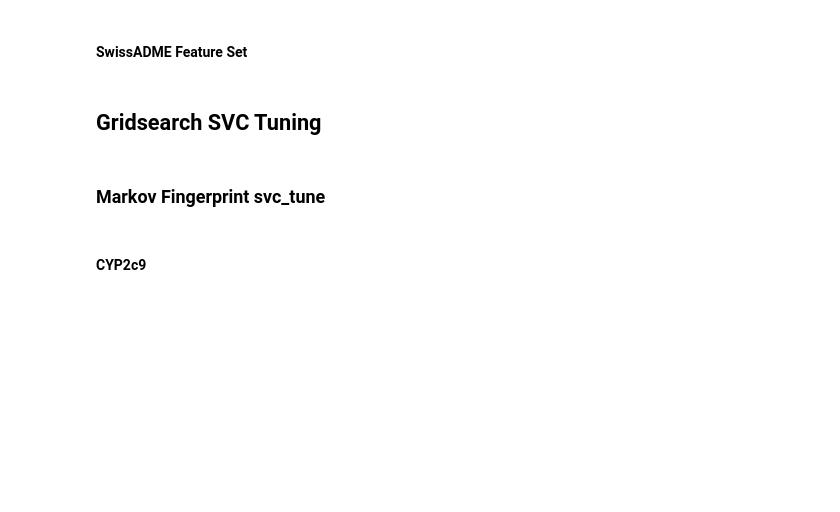
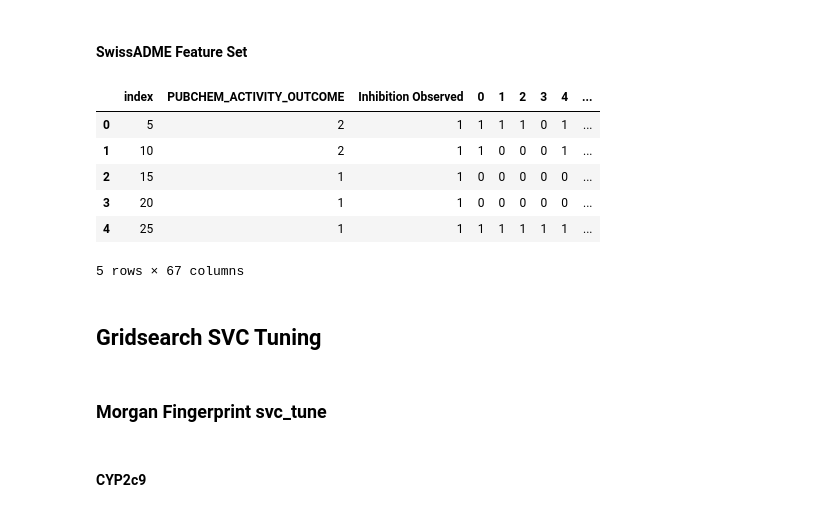
Before and after one commit to soulclimberchick/adme-pred-py, a Jupyter notebook: models/svc_tune.ipynb, the cells around one changed output. Saved outputs shown, nothing was run; the diff lists cells and outputs as text; code cells hidden in the pictures; blank space fills up the shorter version.

```diff
--- a/models/svc_tune.ipynb
+++ b/models/svc_tune.ipynb
@@ -20,11 +22,11 @@ warnings.filterwarnings('ignore')
 # %% [markdown]
 #### Morgan Fingerprint
 # %%
-cyp2c19_df = pd.read_pickle("././data/cyp_datasets/cyp2c19.pkl")
-cyp2c9_df = pd.read_pickle("././data/cyp_datasets/cyp2c9.pkl")
-cyp1a2_df = pd.read_pickle("././data/cyp_datasets/cyp1a2.pkl")
-cyp2d6_df = pd.read_pickle("././data/cyp_datasets/cyp2d6.pkl")
-cyp3a4_df = pd.read_pickle("././data/cyp_datasets/cyp3a4.pkl")
+cyp2c19_df = pd.read_pickle(".././data/cyp_datasets/cyp2c19.pkl")
+cyp2c9_df = pd.read_pickle(".././data/cyp_datasets/cyp2c9.pkl")
+cyp1a2_df = pd.read_pickle(".././data/cyp_datasets/cyp1a2.pkl")
+cyp2d6_df = pd.read_pickle(".././data/cyp_datasets/cyp2d6.pkl")
+cyp3a4_df = pd.read_pickle(".././data/cyp_datasets/cyp3a4.pkl")
 # %% [markdown]
 #### SwissADME Feature Set
 # %%
@@ -36,3 +38,13 @@ cyp3a4_swiss_feat = pd.read_pickle('././data/cyp_datasets/cyp3a4_swiss_feat.pkl'
+# %%
+cyp2c19_df.head()
+# %% [output]
+|  | index | PUBCHEM_ACTIVITY_OUTCOME | Inhibition Observed | 0 | 1 | 2 | 3 | 4 | ... |
+| 0 | 5 | 2 | 1 | 1 | 1 | 1 | 0 | 1 | ... |
+| 1 | 10 | 2 | 1 | 1 | 0 | 0 | 0 | 1 | ... |
+| 2 | 15 | 1 | 1 | 0 | 0 | 0 | 0 | 0 | ... |
+| 3 | 20 | 1 | 1 | 0 | 0 | 0 | 0 | 0 | ... |
+| 4 | 25 | 1 | 1 | 1 | 1 | 1 | 1 | 1 | ... |
+5 rows × 67 columns
 # %% [markdown]
 ## Gridsearch SVC Tuning
 # %%
@@ -93,7 +105,7 @@ def svc_tune(swiss_feat):
         print()
     return classification_report(y_true, y_pred)
 # %% [markdown]
-### Markov Fingerprint svc_tune
+### Morgan Fingerprint svc_tune
 # %% [markdown]
 #### CYP2c9
 # %%
```
Also changed, not shown: parts of 14 cells of this notebook, 31 other files.
